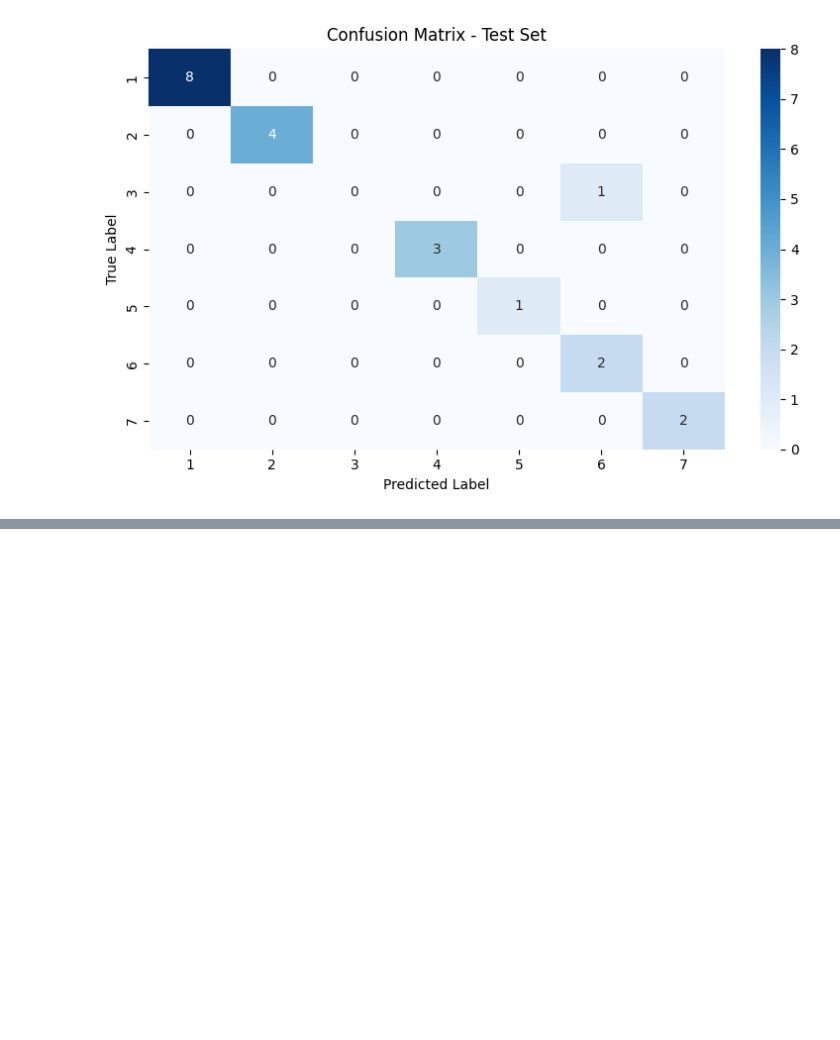
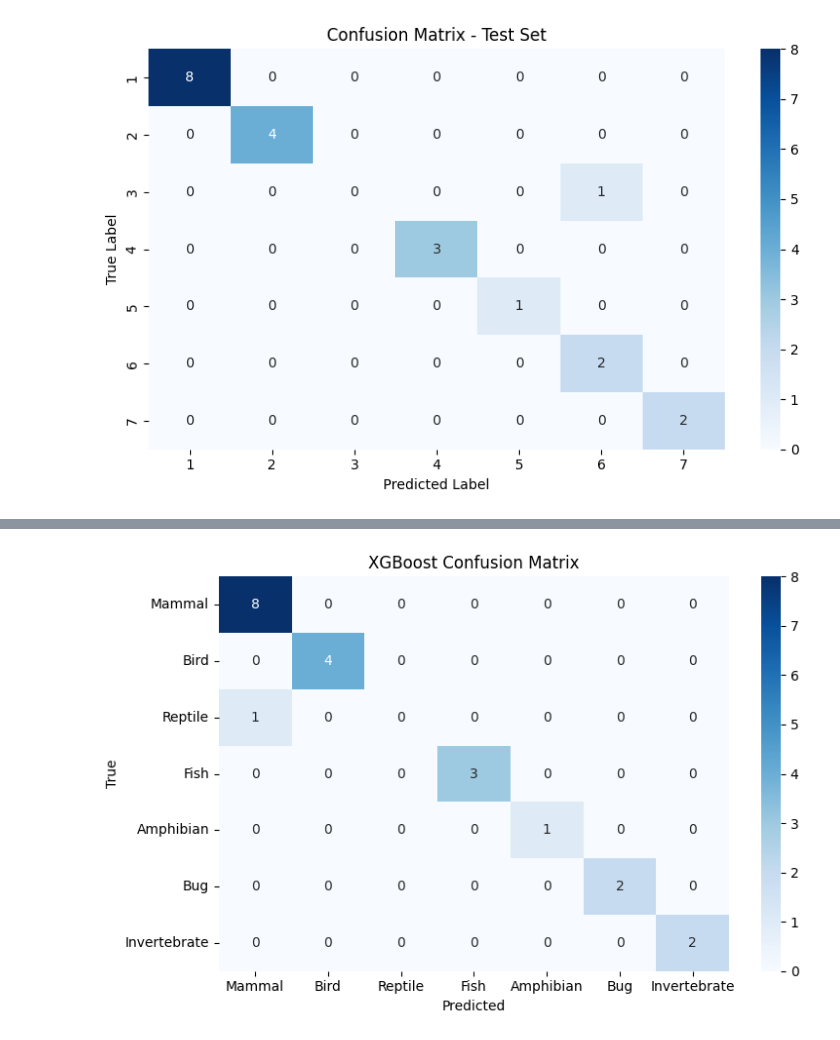
Before and after one commit to mwallendjack/MCW_personal-data-science-project, a Jupyter notebook: Classifier EDA.ipynb, the cells around one changed output, grey strips where cells are left out. Drawn from its saved outputs; the diff is of its cells as text; code cells hidden in the pictures; blank space fills up the shorter version.

```diff
--- a/Classifier EDA.ipynb
+++ b/Classifier EDA.ipynb
@@ -556,0 +635,27 @@ Modelling Classifiers: Decision Tree & Random Forrest
+# %%
+y_train_adj = y_train - 1
+y_test_adj = y_test - 1
+# %%
+xgb_model = XGBClassifier(use_label_encoder=False, eval_metric='mlogloss', random_state=22)
+
+param_grid = {
+    'max_depth': [3, 5, 7],
+    'learning_rate': [0.05, 0.1, 0.2],
+    'n_estimators': [50, 100, 150]
+}
+
+skf = StratifiedKFold(n_splits=5, shuffle=True, random_state=42)
+
+xgb_grid = GridSearchCV(xgb_model, param_grid, cv=skf, scoring='accuracy')
+xgb_grid.fit(X_train, y_train_adj)
+
+best_xgb_model = xgb_grid.best_estimator_
+y_pred = best_xgb_model.predict(X_test)
+
+# To compare predictions back to your original labels
+# Shift predictions back to match original class labels
+y_pred_final = y_pred + 1
+
+print("✅ XGBoost Accuracy:", accuracy_score(y_test, y_pred_final))
+print("📋 Classification Report:\n", classification_report(y_test, y_pred_final))
+print("🧱 Confusion Matrix:\n", confusion_matrix(y_test, y_pred_final))
@@ -556,0 +697,15 @@ Modelling Classifiers: Decision Tree & Random Forrest
+# %%
+
+class_labels = ['Mammal', 'Bird', 'Reptile', 'Fish', 'Amphibian', 'Bug', 'Invertebrate']
+cm = confusion_matrix(y_test, y_pred_final)
+
+plt.figure(figsize=(8, 5))
+sns.heatmap(cm, annot=True, fmt='d', cmap='Blues',
+            xticklabels=class_labels, yticklabels=class_labels)
+plt.title("XGBoost Confusion Matrix")
+plt.xlabel("Predicted")
+plt.ylabel("True")
+plt.tight_layout()
+plt.show()
+# %% [output]
+[figure, added]
```
Also changed, not shown: parts of 20 cells of this notebook.
